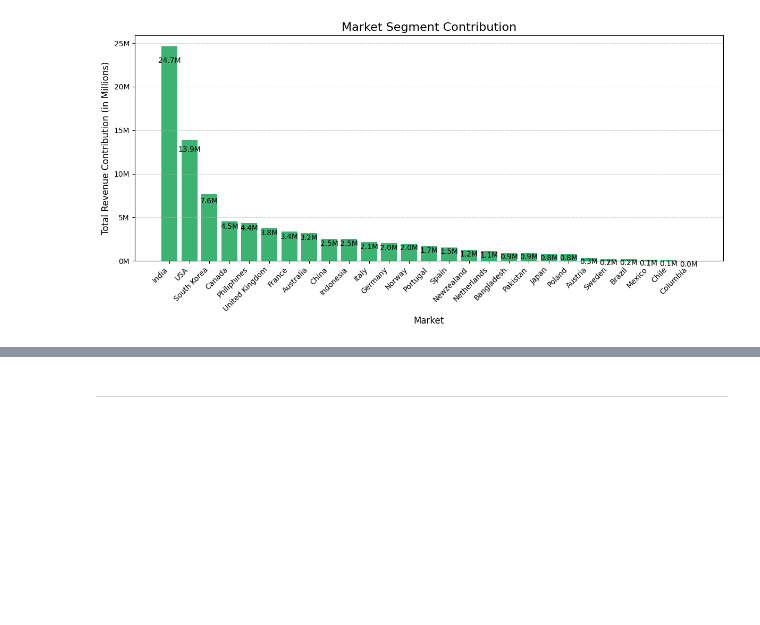
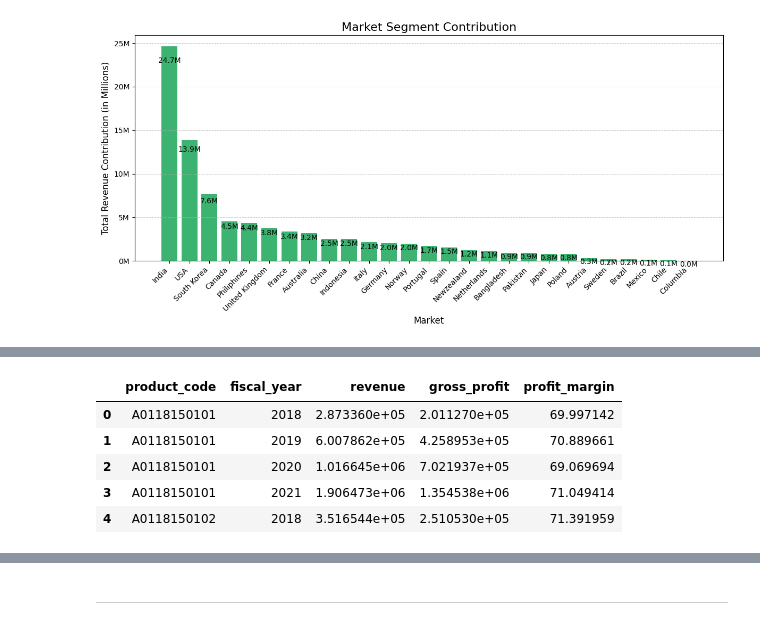
Before and after one commit to CesarChaparro1974/Financial_Analysis_Project, a Jupyter notebook: final_project.ipynb, the cells around one changed output, grey strips where cells are left out. Drawn from its saved outputs; the diff is of its cells as text; code cells hidden in the pictures; blank space fills up the shorter version.

Commit message:
correcting category metrics

```diff
--- a/final_project.ipynb
+++ b/final_project.ipynb
@@ -1553,0 +1579,13 @@ plt.show()
+# %%
+# rename the cost_year column in fact_manufacturing_cost table as fiscal_year
+cost_year_query = """
+SELECT
+    product_code,
+    cost_year AS fiscal_year,
+    manufacturing_cost
+FROM
+    fact_manufacturing_cost;
+"""
+
+fact_manufacturing_renamed = pd.read_sql_query(cost_year_query, con)
+fact_manufacturing_renamed.head()
@@ -1553,0 +1599,74 @@ plt.show()
+# %%
+# compute the revenue, gross profit, and profit margin of each product_code for every year
+product_query = """
+WITH product_sales AS (
+    SELECT
+        fsm.product_code,
+        fsm.fiscal_year,
+        SUM(fsm.sold_quantity) AS total_sold_quantity
+    FROM
+        fact_sales_monthly fsm
+    GROUP BY
+        fsm.product_code, fsm.fiscal_year
+),
+product_revenue AS (
+    SELECT
+        ps.product_code,
+        ps.fiscal_year,
+        SUM(ps.total_sold_quantity * fgp.gross_price) AS revenue
+    FROM
+        product_sales ps
+    JOIN
+        fact_gross_price fgp ON ps.product_code = fgp.product_code AND ps.fiscal_year = fgp.fiscal_year
+    GROUP BY
+        ps.product_code, ps.fiscal_year
+),
+product_cost AS (
+    SELECT
+        ps.product_code,
+        ps.fiscal_year,
+        SUM(ps.total_sold_quantity * fmr.manufacturing_cost) AS total_cost
+    FROM
+        product_sales ps
+    JOIN
+        fact_manufacturing_renamed fmr ON ps.product_code = fmr.product_code AND ps.fiscal_year = fmr.fiscal_year
+    GROUP BY
+        ps.product_code, ps.fiscal_year
+),
+gross_profit_calculation AS (
+    SELECT
+        pr.product_code,
+        pr.fiscal_year,
+        pr.revenue,
+        (pr.revenue - pc.total_cost) AS gross_profit,
+        CASE
+            WHEN pr.revenue > 0 THEN ((pr.revenue - pc.total_cost) / pr.revenue) * 100
+            ELSE 0
+        END AS profit_margin
+    FROM
+        product_revenue pr
+    JOIN
+        product_cost pc ON pr.product_code = pc.product_code AND pr.fiscal_year = pc.fiscal_year
+)
+SELECT
+    gpc.product_code,
+    gpc.fiscal_year,
+    gpc.revenue,
+    gpc.gross_profit,
+    gpc.profit_margin
+FROM
+    gross_profit_calculation gpc
+ORDER BY
+    gpc.product_code, gpc.fiscal_year;
+"""
+
+metrics_by_product = pd.read_sql_query(product_query, con)
+metrics_by_product.to_sql('metrics_by_product', con, if_exists='replace', index=False)
+metrics_by_product.head()
+# %% [output]
+|  | product_code | fiscal_year | revenue | gross_profit | profit_margin |
+| 0 | A0118150101 | 2018 | 2.873360e+05 | 2.011270e+05 | 69.997142 |
+| 1 | A0118150101 | 2019 | 6.007862e+05 | 4.258953e+05 | 70.889661 |
+| 2 | A0118150101 | 2020 | 1.016645e+06 | 7.021937e+05 | 69.069694 |
+| 3 | A0118150101 | 2021 | 1.906473e+06 | 1.354538e+06 | 71.049414 |
+| 4 | A0118150102 | 2018 | 3.516544e+05 | 2.510530e+05 | 71.391959 |
```
Also changed, not shown: parts of 6 cells of this notebook.
